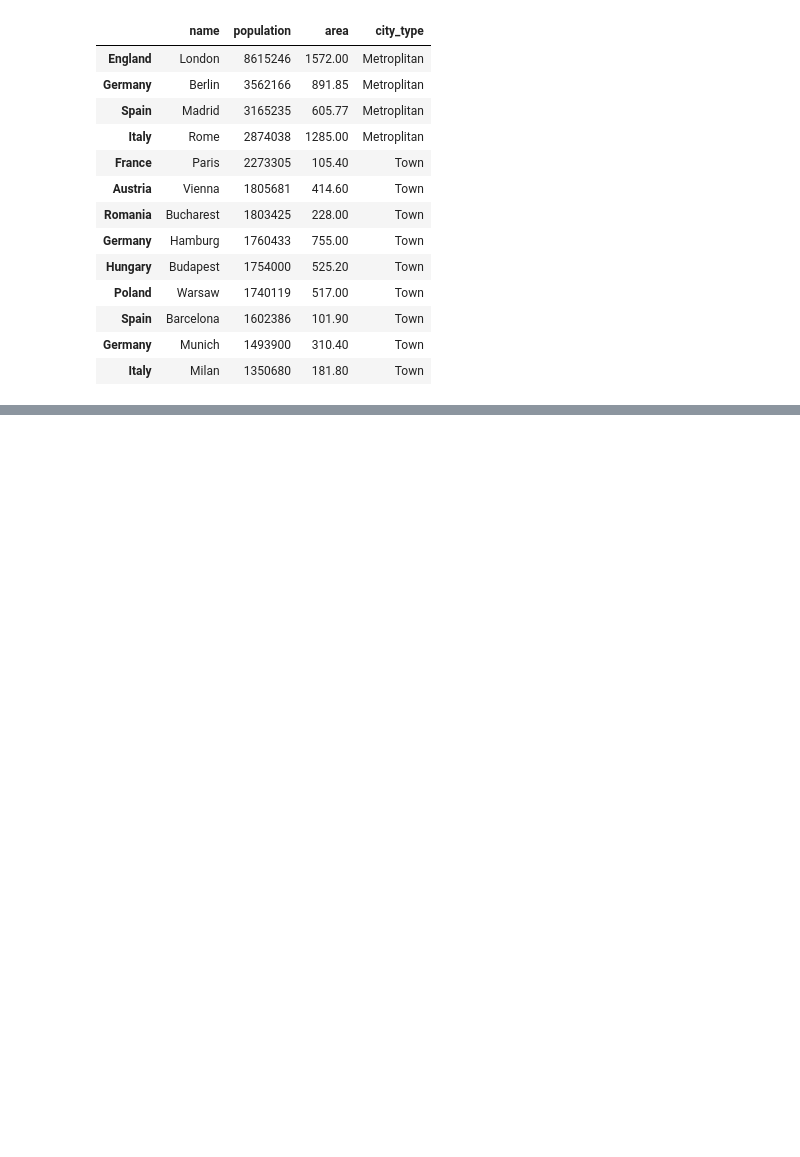
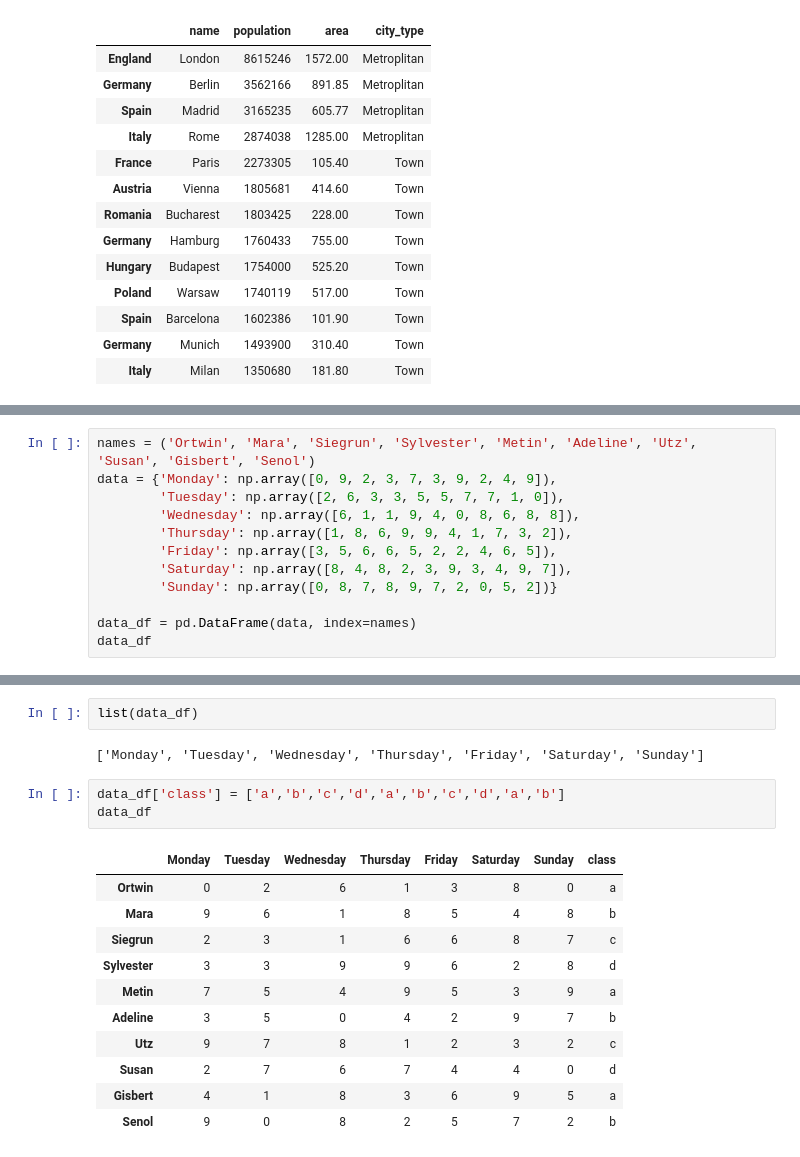
Before and after one commit to raviakasapu/MachineLearning, a Jupyter notebook: Introduction_to_Pandas.ipynb, the cells around one changed output, grey strips where cells are left out. Cells and saved outputs as stored; diff of their text form; blank space fills up the shorter version.

```diff
--- a/Introduction_to_Pandas.ipynb
+++ b/Introduction_to_Pandas.ipynb
@@ -467,0 +566,12 @@ city_frame
+# %%
+names = ('Ortwin', 'Mara', 'Siegrun', 'Sylvester', 'Metin', 'Adeline', 'Utz', 'Susan', 'Gisbert', 'Senol')
+data = {'Monday': np.array([0, 9, 2, 3, 7, 3, 9, 2, 4, 9]),
+        'Tuesday': np.array([2, 6, 3, 3, 5, 5, 7, 7, 1, 0]),
+        'Wednesday': np.array([6, 1, 1, 9, 4, 0, 8, 6, 8, 8]),
+        'Thursday': np.array([1, 8, 6, 9, 9, 4, 1, 7, 3, 2]),
+        'Friday': np.array([3, 5, 6, 6, 5, 2, 2, 4, 6, 5]),
+        'Saturday': np.array([8, 4, 8, 2, 3, 9, 3, 4, 9, 7]),
+        'Sunday': np.array([0, 8, 7, 8, 9, 7, 2, 0, 5, 2])}
+
+data_df = pd.DataFrame(data, index=names)
+data_df
@@ -467,0 +590,19 @@ city_frame
+# %%
+list(data_df)
+# %% [output]
+['Monday', 'Tuesday', 'Wednesday', 'Thursday', 'Friday', 'Saturday', 'Sunday']
+# %%
+data_df['class'] = ['a','b','c','d','a','b','c','d','a','b']
+data_df
+# %% [output]
+|  | Monday | Tuesday | Wednesday | Thursday | Friday | Saturday | Sunday | class |
+| Ortwin | 0 | 2 | 6 | 1 | 3 | 8 | 0 | a |
+| Mara | 9 | 6 | 1 | 8 | 5 | 4 | 8 | b |
+| Siegrun | 2 | 3 | 1 | 6 | 6 | 8 | 7 | c |
+| Sylvester | 3 | 3 | 9 | 9 | 6 | 2 | 8 | d |
+| Metin | 7 | 5 | 4 | 9 | 5 | 3 | 9 | a |
+| Adeline | 3 | 5 | 0 | 4 | 2 | 9 | 7 | b |
+| Utz | 9 | 7 | 8 | 1 | 2 | 3 | 2 | c |
+| Susan | 2 | 7 | 6 | 7 | 4 | 4 | 0 | d |
+| Gisbert | 4 | 1 | 8 | 3 | 6 | 9 | 5 | a |
+| Senol | 9 | 0 | 8 | 2 | 5 | 7 | 2 | b |
```
Also changed, not shown: parts of 14 cells of this notebook.
